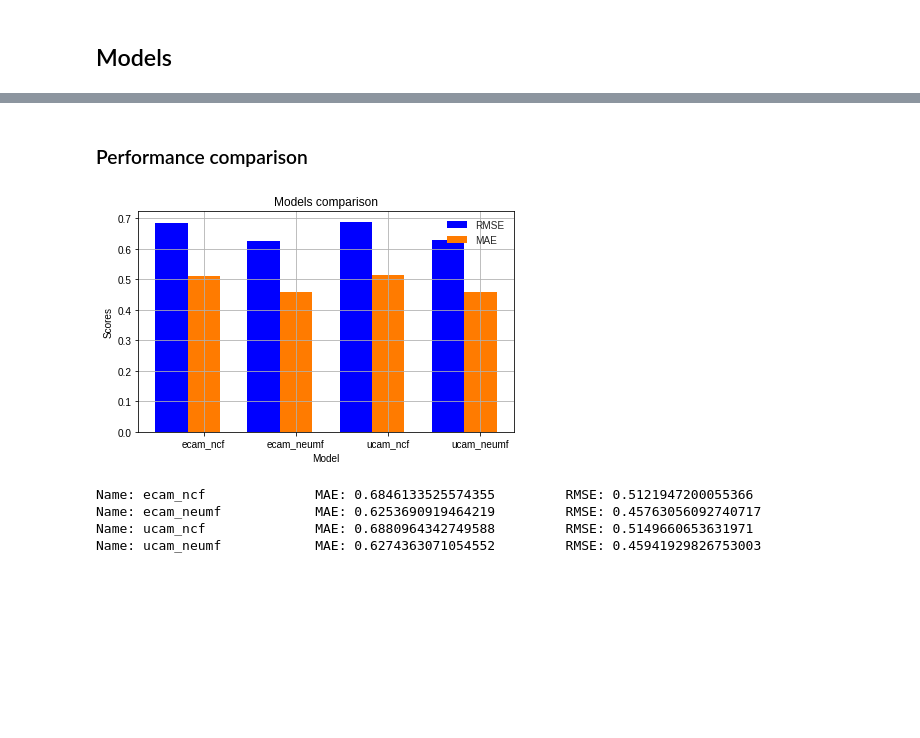
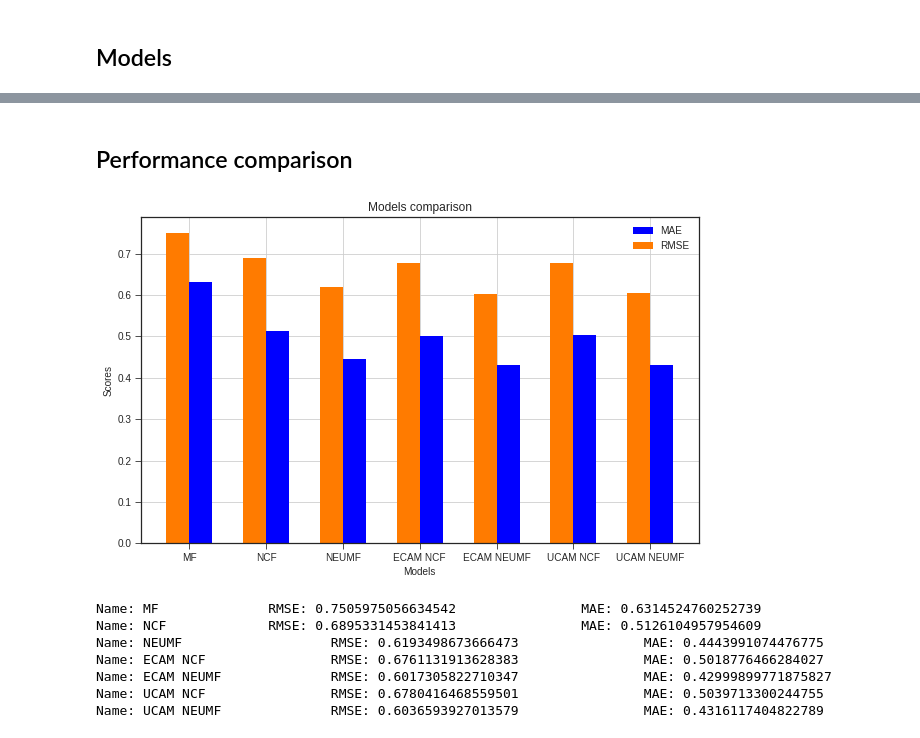
Before and after one commit to CriptHunter/tesi, a Jupyter notebook: CARS_DL/CARS_DL.ipynb, the cells around one changed output, grey strips where cells are left out. Drawn from its saved outputs; the diff is of its cells as text; code cells hidden in the pictures; blank space fills up the shorter version.

Commit message:
added base models

```diff
--- a/CARS_DL/CARS_DL.ipynb
+++ b/CARS_DL/CARS_DL.ipynb
@@ -513,8 +692,8 @@ ecam_neumf.compile(optimizer = opt,loss= 'mean_absolute_error', metrics=['mae',
 #ecam_neumf.summary()
 #tf.keras.utils.plot_model(ecam_neumf)
 # %%
-rmse, mae = kfold_train(ecam_neumf, 15, 128, False, df, x_labels, y_label, context_labels, kf)
-models_eval_metrics['ecam_neumf'] = [rmse, mae]
+rmse, mae = kfold_train(ecam_neumf, 15, 128, False, df, x_labels, y_label, kf, using_context=True, context_labels=context_labels)
+models_eval_metrics['ECAM NEUMF'] = [rmse, mae]
 f'k-fold RMSE = {rmse}     k-fold MAE = {mae}'
 # %% [output]
 Training on fold 0...
@@ -537,8 +725,9 @@ ucam_ncf.compile(optimizer = opt,loss= 'mean_absolute_error', metrics=['mae', 'm
 #ucam_ncf.summary()
 #tf.keras.utils.plot_model(ucam_ncf)
 # %%
-rmse, mae = kfold_train(ucam_ncf, 15, 128, False, df, x_labels, y_label, latent_context_labels, kf)
-models_eval_metrics['ucam_ncf'] = [rmse, mae]
+rmse, mae = kfold_train(ucam_ncf, 15, 128, False, df, x_labels, y_label, kf,
+                        using_context=True, context_labels=latent_context_labels)
+models_eval_metrics['UCAM NCF'] = [rmse, mae]
 f'k-fold RMSE = {rmse}     k-fold MAE = {mae}'
 # %% [output]
 Training on fold 0...
@@ -556,10 +754,11 @@ RMSE = 0.6833072677446319    MAE = 0.5082299204903458
 # %%
 ucam_neumf = neumf(n_users, n_items, n_latent_context, n_latent_factors_user, n_latent_factors_item, n_latent_factors_mf)
-opt = keras.optimizers.Adam(lr = 0.005)
+opt = keras.optimizers.Adam(lr = 0.0005)
 ucam_neumf.compile(optimizer = opt,loss= 'mean_absolute_error', metrics=['mae', 'mse'])
 # %%
-rmse, mae = kfold_train(ucam_neumf, 15, 128, False, df, x_labels, y_label, latent_context_labels, kf)
-models_eval_metrics['ucam_neumf'] = [rmse, mae]
+rmse, mae = kfold_train(ucam_neumf, 15, 128, False, df, x_labels, y_label, kf,
+                        using_context=True, context_labels=latent_context_labels)
+models_eval_metrics['UCAM NEUMF'] = [rmse, mae]
 f'k-fold RMSE = {rmse}     k-fold MAE = {mae}'
 # %% [output]
 Training on fold 0...
@@ -575,40 +782,42 @@ RMSE = 0.6146162807068933    MAE = 0.4450424098906223
 # %% [markdown]
-### Performance comparison
+## Performance comparison
 # %%
-n_models = 4 # number of different models
+n_models = len(models_eval_metrics) # number of different models
 models_name = [x[0] for x in models_eval_metrics.items()]
-mae = [x[0] for x in models_eval_metrics.values()]
-rmse = [x[1] for x in models_eval_metrics.values()]
+rmse = [x[0] for x in models_eval_metrics.values()]
+mae = [x[1] for x in models_eval_metrics.values()]
 
-fig, ax = plt.subplots()
 index = np.arange(n_models)
-bar_width = 0.35
+bar_width = 0.30
+plt.figure(figsize=(10,6))
 
 # MAE bar
-rect1 = plt.bar(index, mae, bar_width,
+rect1 = plt.bar(index + bar_width, mae, bar_width,
 color='b',
+label='MAE')
+
+# RMSE bar
+rect2 = plt.bar(index, rmse, bar_width,
+color='#ff7b00',
 label='RMSE')
 
-# RMSE bar
-rect2 = plt.bar(index + bar_width, rmse, bar_width,
-color='#ff7b00',
-label='MAE')
-
 plt.style.use('seaborn-ticks') # readable chart on dark editor
-plt.xlabel('Model')
+plt.xlabel('Models')
 plt.ylabel('Scores')
 plt.title('Models comparison')
-plt.xticks(index + bar_width, models_name)
+plt.xticks(index + bar_width/2, models_name) # labels position
 plt.legend()
 plt.grid(True)
-plt.tight_layout()
 plt.show()
 
-for name, mae, rmse in zip(models_name, mae, rmse):
-    print(f"Name: {name}    \t    MAE: {mae}    \t    RMSE: {rmse}")
+for name, rmse, mae in zip(models_name, rmse, mae):
+    print(f"Name: {name}      \t      RMSE: {rmse}      \t      MAE: {mae}")
 # %% [output]
-[figure, old version]
+[figure, new version]
-Name: ecam_ncf              MAE: 0.6846133525574355         RMSE: 0.5121947200055366
-Name: ecam_neumf            MAE: 0.6253690919464219         RMSE: 0.45763056092740717
-Name: ucam_ncf              MAE: 0.6880964342749588         RMSE: 0.5149660653631971
-Name: ucam_neumf            MAE: 0.6274363071054552         RMSE: 0.45941929826753003
+Name: MF              RMSE: 0.7505975056634542                MAE: 0.6314524760252739
+Name: NCF             RMSE: 0.6895331453841413                MAE: 0.5126104957954609
+Name: NEUMF                   RMSE: 0.6193498673666473                MAE: 0.4443991074476775
+Name: ECAM NCF                RMSE: 0.6761131913628383                MAE: 0.5018776466284027
+Name: ECAM NEUMF              RMSE: 0.6017305822710347                MAE: 0.42999899771875827
+Name: UCAM NCF                RMSE: 0.6780416468559501                MAE: 0.5039713300244755
+Name: UCAM NEUMF              RMSE: 0.6036593927013579                MAE: 0.4316117404822789
```
Also changed, not shown: parts of 30 cells of this notebook.
